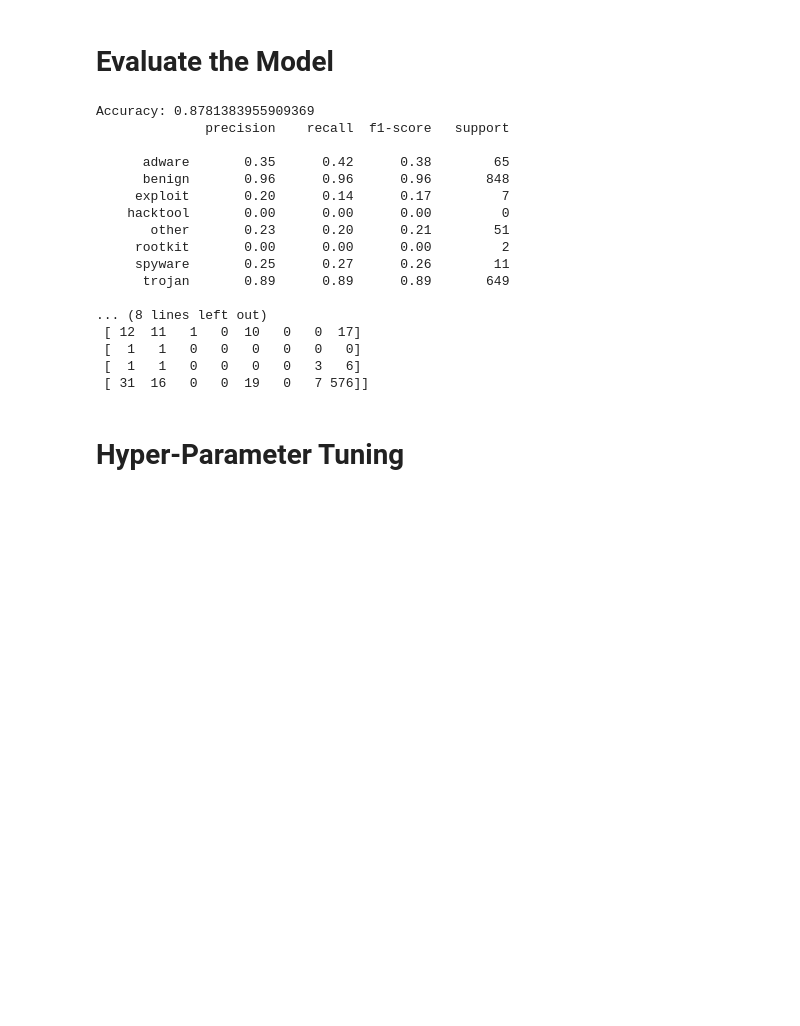
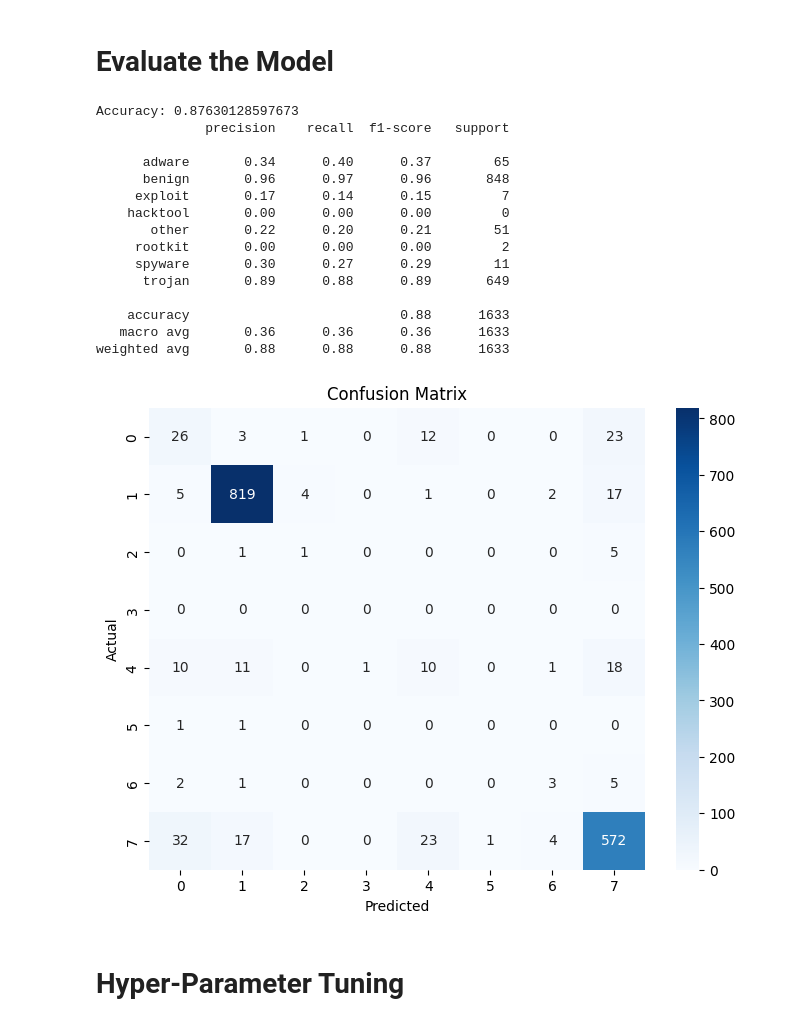
Before and after one commit to Kreunt/catch-o-ware, a Jupyter notebook: catch-o-ware-DT.ipynb, the cells around one changed output. Cells and saved outputs as stored; diff of their text form; code cells hidden in the pictures; blank space fills up the shorter version.

```diff
--- a/catch-o-ware-DT.ipynb
+++ b/catch-o-ware-DT.ipynb
@@ -42,34 +42,38 @@ y_pred = clf.predict(X_test)
 # %%
 from sklearn.metrics import accuracy_score, classification_report, confusion_matrix
 
 # Calculate accuracy
 accuracy = accuracy_score(y_test, y_pred)
 print(f'Accuracy: {accuracy}')
 
 # Detailed classification report
 print(classification_report(y_test, y_pred))
 
-# Confusion matrix
+# Generate confusion matrix
 cm = confusion_matrix(y_test, y_pred)
-print(cm)
+plt.figure(figsize=(8, 6))
+sns.heatmap(cm, annot=True, fmt='d', cmap='Blues')
+plt.title('Confusion Matrix')
+plt.xlabel('Predicted')
+plt.ylabel('Actual')
+plt.show()
 # %% [output]
-Accuracy: 0.8781383955909369
+Accuracy: 0.87630128597673
               precision    recall  f1-score   support
 
-      adware       0.35      0.42      0.38        65
-      benign       0.96      0.96      0.96       848
-     exploit       0.20      0.14      0.17         7
+      adware       0.34      0.40      0.37        65
+      benign       0.96      0.97      0.96       848
+     exploit       0.17      0.14      0.15         7
     hacktool       0.00      0.00      0.00         0
-       other       0.23      0.20      0.21        51
+       other       0.22      0.20      0.21        51
      rootkit       0.00      0.00      0.00         2
-     spyware       0.25      0.27      0.26        11
-      trojan       0.89      0.89      0.89       649
+     spyware       0.30      0.27      0.29        11
+      trojan       0.89      0.88      0.89       649
 
-... (8 lines left out)
- [ 12  11   1   0  10   0   0  17]
- [  1   1   0   0   0   0   0   0]
- [  1   1   0   0   0   0   3   6]
- [ 31  16   0   0  19   0   7 576]]
+    accuracy                           0.88      1633
+   macro avg       0.36      0.36      0.36      1633
+weighted avg       0.88      0.88      0.88      1633
+[figure, added]
 # %% [markdown]
 <h1>Hyper-Parameter Tuning</h1>
 # %%
```
Also changed, not shown: parts of 2 cells of this notebook.
